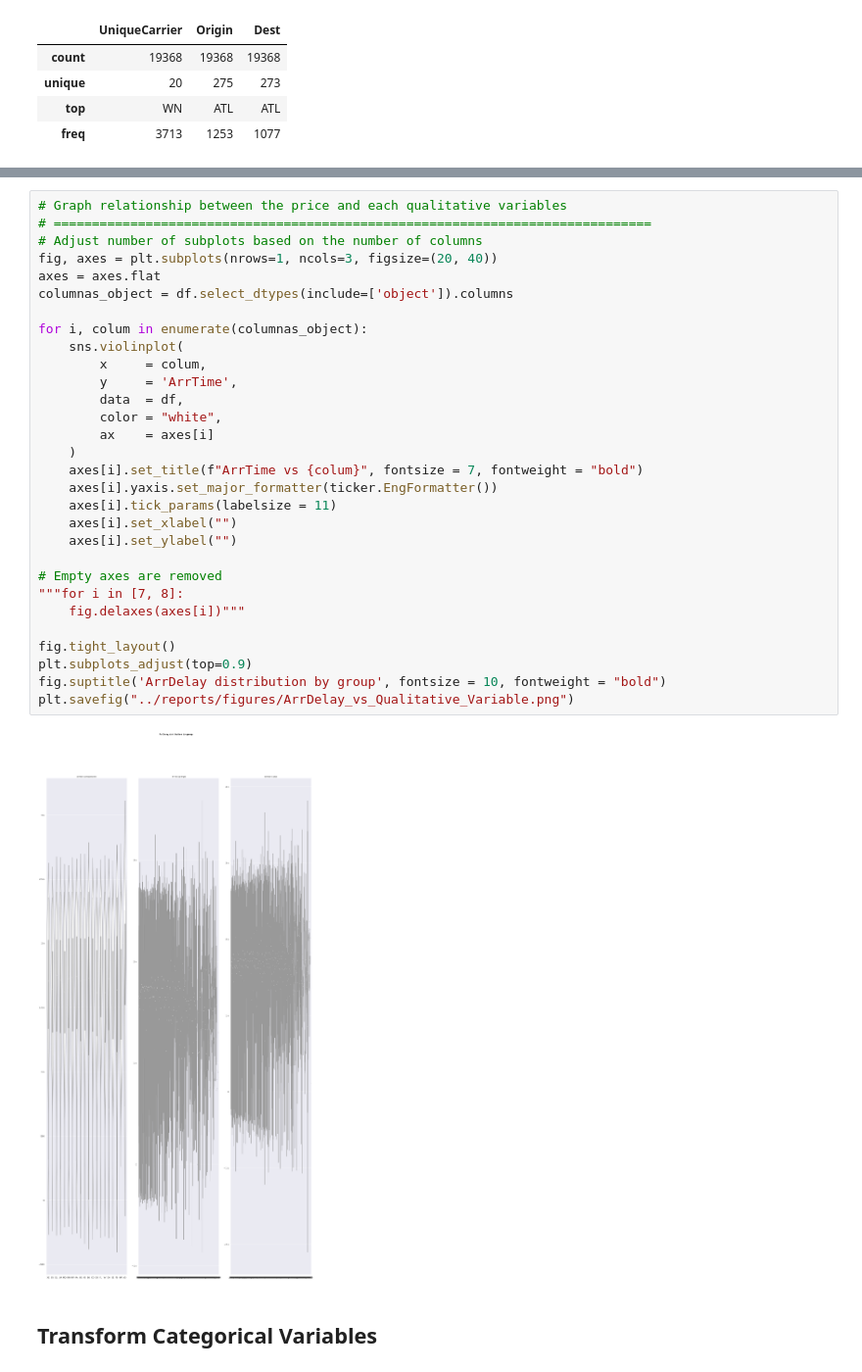
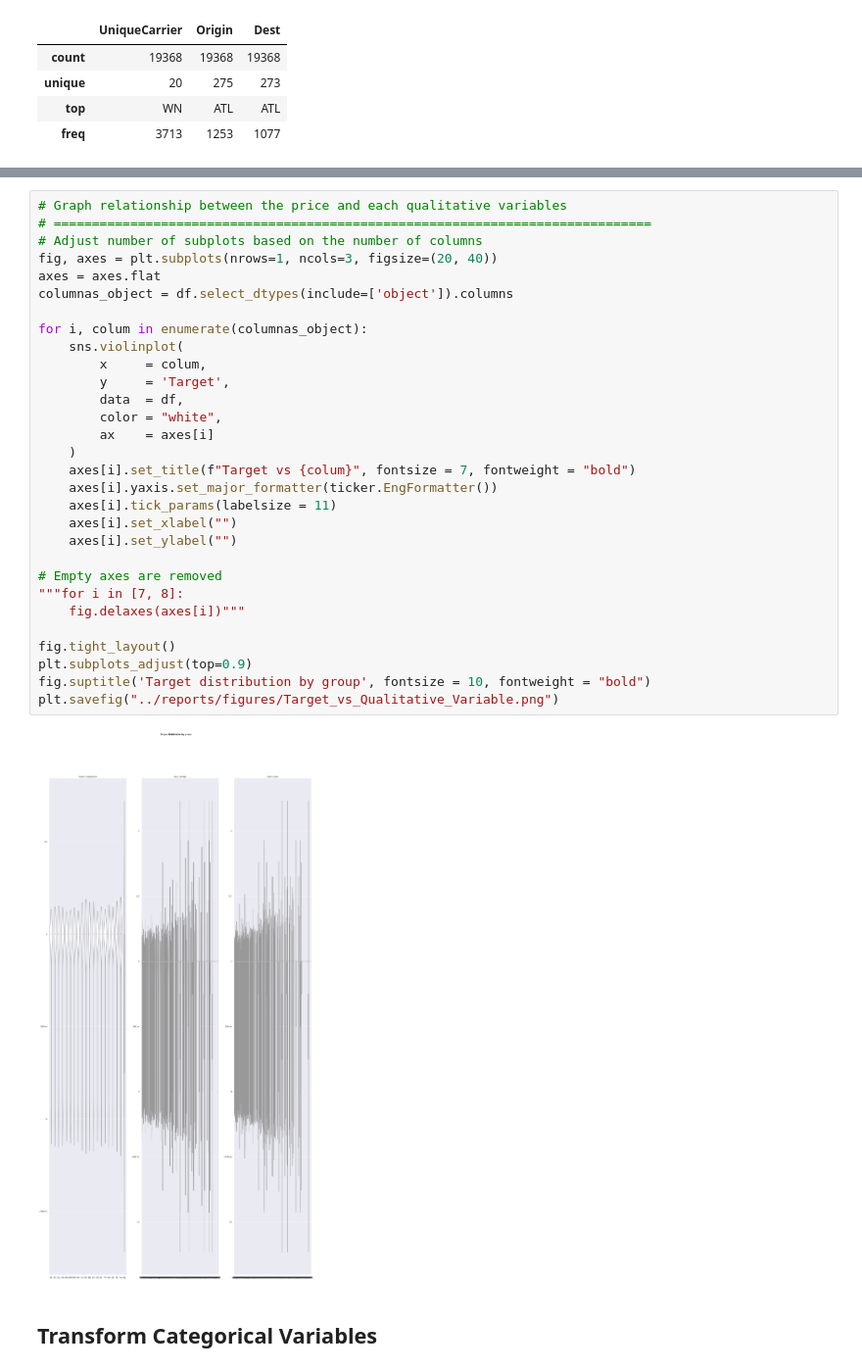
Before and after one commit to jesussantana/Supervised-Classification, a Jupyter notebook: notebooks/S13_T01_Supervised_Classification.ipynb, the cells around one changed output, grey strips where cells are left out. Shown at 98% size. Saved outputs shown, nothing was run; the diff lists cells and outputs as text.

```diff
--- a/notebooks/S13_T01_Supervised_Classification.ipynb
+++ b/notebooks/S13_T01_Supervised_Classification.ipynb
@@ -545,35 +545,35 @@ plt.savefig("../reports/figures/Each_Qualtitative_Variable.png")
 # %%
 # Graph relationship between the price and each qualitative variables
 # ==============================================================================
 # Adjust number of subplots based on the number of columns
 fig, axes = plt.subplots(nrows=1, ncols=3, figsize=(20, 40))
 axes = axes.flat
 columnas_object = df.select_dtypes(include=['object']).columns
 
 for i, colum in enumerate(columnas_object):
     sns.violinplot(
         x     = colum,
-        y     = 'ArrTime',
+        y     = 'Target',
         data  = df,
         color = "white",
         ax    = axes[i]
     )
-    axes[i].set_title(f"ArrTime vs {colum}", fontsize = 7, fontweight = "bold")
+    axes[i].set_title(f"Target vs {colum}", fontsize = 7, fontweight = "bold")
     axes[i].yaxis.set_major_formatter(ticker.EngFormatter())
     axes[i].tick_params(labelsize = 11)
     axes[i].set_xlabel("")
     axes[i].set_ylabel("")
 
 # Empty axes are removed
 """for i in [7, 8]:
     fig.delaxes(axes[i])"""
 
 fig.tight_layout()
 plt.subplots_adjust(top=0.9)
-fig.suptitle('ArrDelay distribution by group', fontsize = 10, fontweight = "bold")
-plt.savefig("../reports/figures/ArrDelay_vs_Qualitative_Variable.png")
+fig.suptitle('Target distribution by group', fontsize = 10, fontweight = "bold")
+plt.savefig("../reports/figures/Target_vs_Qualitative_Variable.png")
 # %% [output]
-[figure, old version]
+[figure, new version]
 # %% [markdown]
 ## Transform Categorical Variables
 # %%
```
Also changed, not shown: parts of 9 cells of this notebook, 3 other files.
